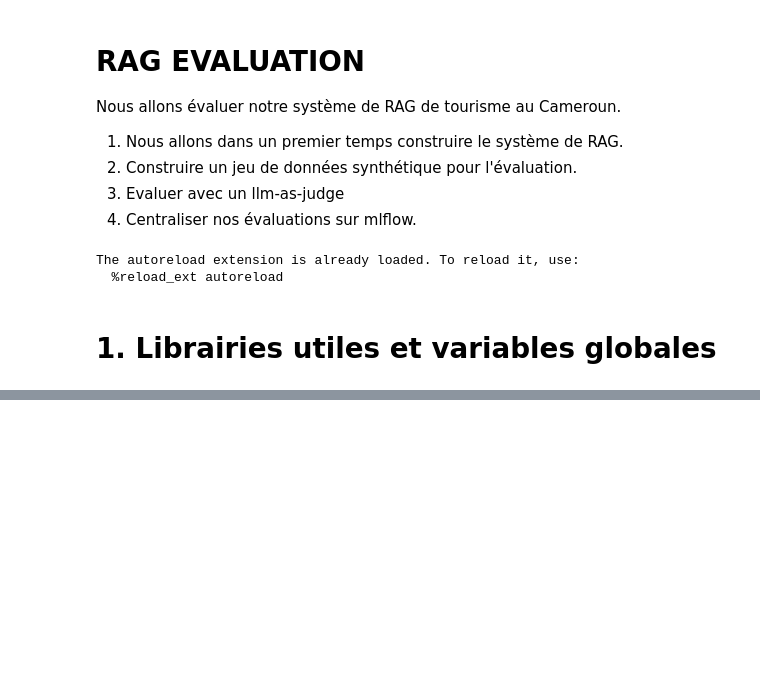
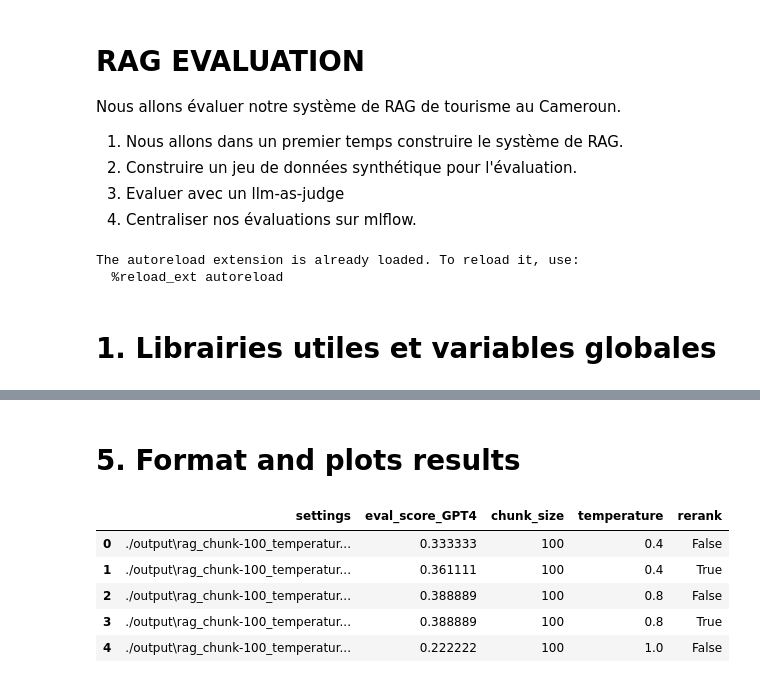
Before and after one commit to MBIANDI/Gen_AI_tutorials, a Jupyter notebook: rag-evaluation/rag-evaluation.ipynb, the cells around one changed output, grey strips where cells are left out. Cells and saved outputs as stored; diff of their text form; code cells hidden in the pictures; blank space fills up the shorter version.

```diff
--- a/rag-evaluation/rag-evaluation.ipynb
+++ b/rag-evaluation/rag-evaluation.ipynb
@@ -200,0 +286,10 @@ SSLError: (MaxRetryError("HTTPSConnectionPool(host='api-inference.huggingface.co
+# %%
+import glob
+import json
+
+outputs = []
+for file in glob.glob("./output/*.json"):
+    output = pd.DataFrame(json.load(open(file, "r")))
+    output["settings"] = file
+    outputs.append(output)
+result = pd.concat(outputs)
@@ -200,0 +304,8 @@ SSLError: (MaxRetryError("HTTPSConnectionPool(host='api-inference.huggingface.co
+# %%
+result["eval_score_GPT4"] = result["eval_score_GPT4"].apply(
+    lambda x: int(x) if isinstance(x, str) else 1
+)
+result["eval_score_GPT4"] = (result["eval_score_GPT4"] - 1) / 4
+# %%
+average_scores = result.groupby("settings")["eval_score_GPT4"].mean()
+average_scores.sort_values()
@@ -200,0 +333,27 @@ SSLError: (MaxRetryError("HTTPSConnectionPool(host='api-inference.huggingface.co
+# %% [markdown]
+# 5. Format and plots results
+# %%
+def extract_chunk_size(text):
+    res = text.split("rag_chunk-")[1].split("_")[0]
+    return res
+
+def extract_temperature(text):
+    res = text.split('temperature-')[1].split("_")[0]
+    return res
+
+def extract_rerank(text):
+    res = text.split("rerank-")[1].split("_")[0]
+    return res
+# %%
+formated_results = pd.DataFrame(average_scores).reset_index()
+formated_results['chunk_size'] = formated_results['settings'].apply(extract_chunk_size)
+formated_results['temperature'] = formated_results['settings'].apply(extract_temperature)
+formated_results['rerank'] = formated_results['settings'].apply(extract_rerank)
+formated_results.head()
+# %% [output]
+|  | settings | eval_score_GPT4 | chunk_size | temperature | rerank |
+| 0 | ./output\rag_chunk-100_temperatur... | 0.333333 | 100 | 0.4 | False |
+| 1 | ./output\rag_chunk-100_temperatur... | 0.361111 | 100 | 0.4 | True |
+| 2 | ./output\rag_chunk-100_temperatur... | 0.388889 | 100 | 0.8 | False |
+| 3 | ./output\rag_chunk-100_temperatur... | 0.388889 | 100 | 0.8 | True |
+| 4 | ./output\rag_chunk-100_temperatur... | 0.222222 | 100 | 1.0 | False |
```
Also changed, not shown: parts of 29 cells of this notebook, 6 other files.
